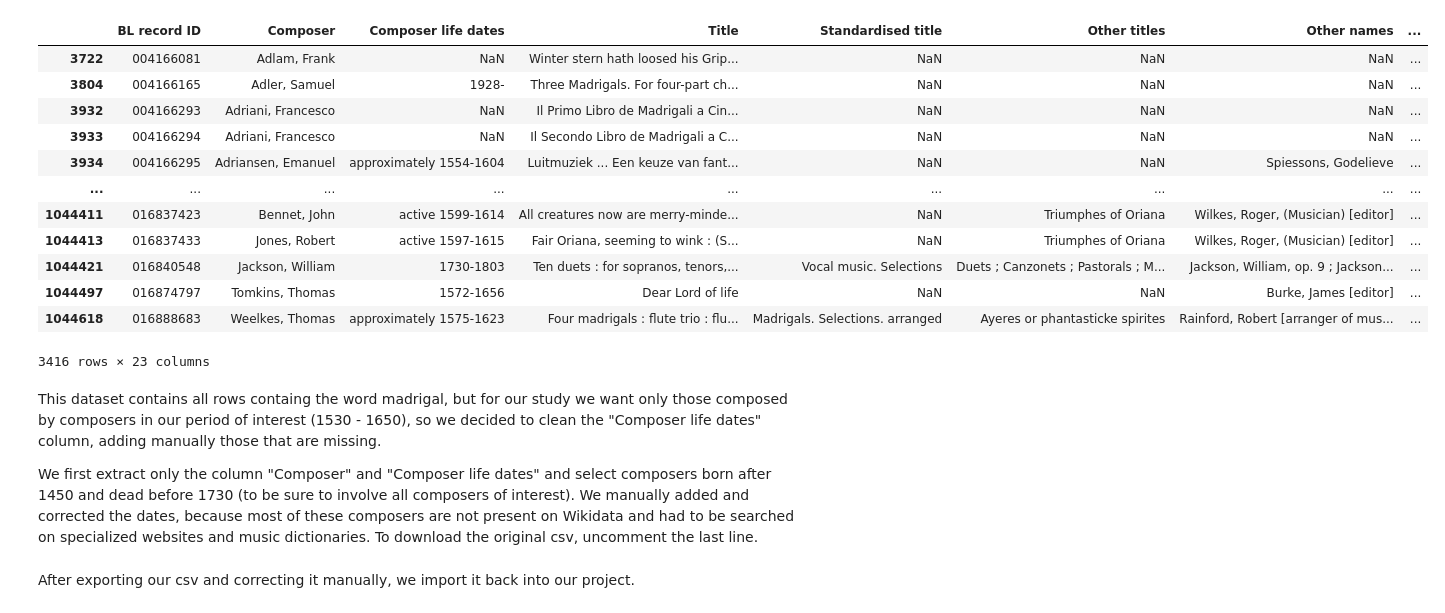
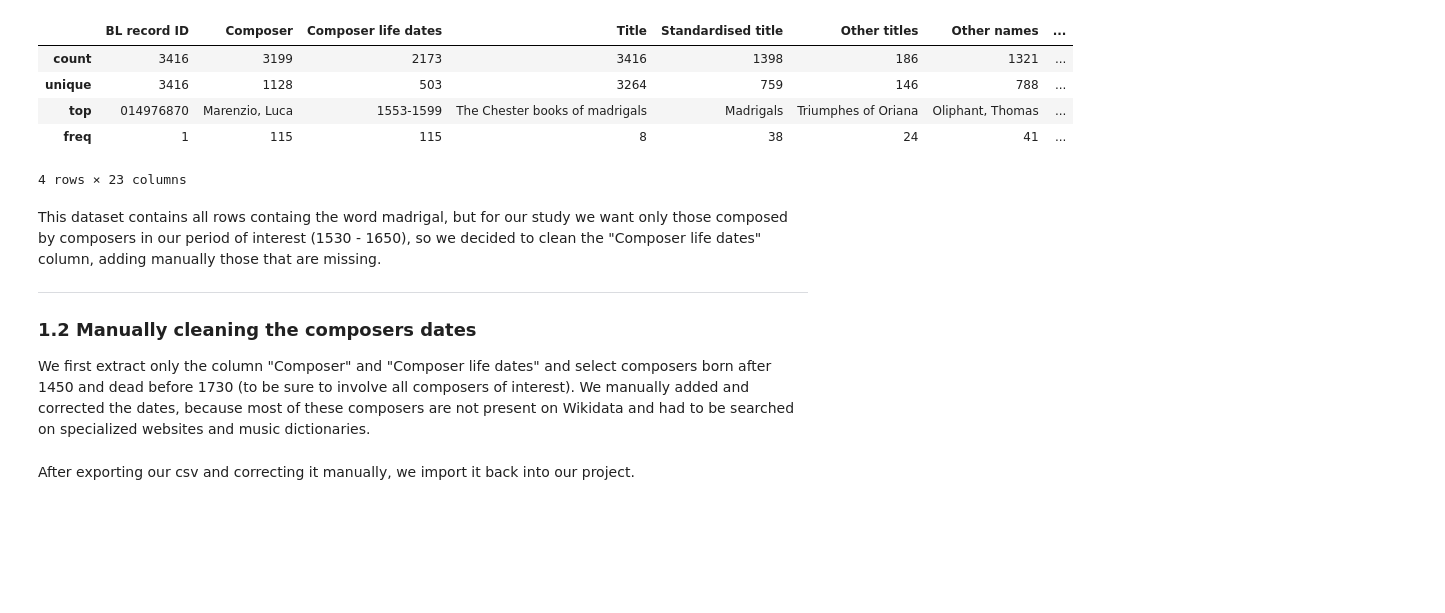
Before and after one commit to Madrigalis/Madrigalis.github.io, a Jupyter notebook: Madrigals.ipynb, the cells around one changed output. Cells and saved outputs as stored; diff of their text form; code cells hidden in the pictures; blank space fills up the shorter version.

```diff
--- a/Madrigals.ipynb
+++ b/Madrigals.ipynb
@@ -28,28 +31,24 @@ We then create a Dataframe about madrigals, extracting only rows where the relev
 # %%
 #insert here the link to the British Library data dump, after dowloading it.
 df = pd.read_csv("C:/Users/const/Downloads/MusicResearcherFormat_201505_csv/detailedrecords.csv",dtype=str)
+#selecting only rows containing the word "madrigal"
 df_madri = df.loc[df["Subject/genre terms"].str.contains('madrigal', case=False, na=False) | df["Title"].str.contains('madrigal', case=False, na=False) | df["Other titles"].str.contains('madrigal', case=False, na=False) | df["Notes"].str.contains('madrigal', case=False, na=False)]
-df_madri
+df_madri.describe()
 # %% [output]
 |  | BL record ID | Composer | Composer life dates | Title | Standardised title | Other titles | Other names | ... |
-| 3722 | 004166081 | Adlam, Frank | NaN | Winter stern hath loosed his Grip... | NaN | NaN | NaN | ... |
-| 3804 | 004166165 | Adler, Samuel | 1928- | Three Madrigals. For four-part ch... | NaN | NaN | NaN | ... |
-| 3932 | 004166293 | Adriani, Francesco | NaN | Il Primo Libro de Madrigali a Cin... | NaN | NaN | NaN | ... |
-| 3933 | 004166294 | Adriani, Francesco | NaN | Il Secondo Libro de Madrigali a C... | NaN | NaN | NaN | ... |
-| 3934 | 004166295 | Adriansen, Emanuel | approximately 1554-1604 | Luitmuziek ... Een keuze van fant... | NaN | NaN | Spiessons, Godelieve | ... |
-| ... | ... | ... | ... | ... | ... | ... | ... | ... |
-| 1044411 | 016837423 | Bennet, John | active 1599-1614 | All creatures now are merry-minde... | NaN | Triumphes of Oriana | Wilkes, Roger, (Musician) [editor] | ... |
-| 1044413 | 016837433 | Jones, Robert | active 1597-1615 | Fair Oriana, seeming to wink : (S... | NaN | Triumphes of Oriana | Wilkes, Roger, (Musician) [editor] | ... |
-| 1044421 | 016840548 | Jackson, William | 1730-1803 | Ten duets : for sopranos, tenors,... | Vocal music. Selections | Duets ; Canzonets ; Pastorals ; M... | Jackson, William, op. 9 ; Jackson... | ... |
-| 1044497 | 016874797 | Tomkins, Thomas | 1572-1656 | Dear Lord of life | NaN | NaN | Burke, James [editor] | ... |
-| 1044618 | 016888683 | Weelkes, Thomas | approximately 1575-1623 | Four madrigals : flute trio : flu... | Madrigals. Selections. arranged | Ayeres or phantasticke spirites | Rainford, Robert [arranger of mus... | ... |
+| count | 3416 | 3199 | 2173 | 3416 | 1398 | 186 | 1321 | ... |
+| unique | 3416 | 1128 | 503 | 3264 | 759 | 146 | 788 | ... |
+| top | 014976870 | Marenzio, Luca | 1553-1599 | The Chester books of madrigals | Madrigals | Triumphes of Oriana | Oliphant, Thomas | ... |
+| freq | 1 | 115 | 115 | 8 | 38 | 24 | 41 | ... |
-3416 rows × 23 columns
+4 rows × 23 columns
 # %% [markdown]
 This dataset contains all rows containg the word madrigal, but for our study we want only those composed by composers in our period of interest (1530 - 1650), so we decided to clean the "Composer life dates" column, adding manually those that are missing.
+<hr>
+
+### 1.2 Manually cleaning the composers dates
 
 We first extract only the column "Composer" and "Composer life dates" and select composers born after 1450 and dead before 1730 (to be sure to involve all composers of interest).
 We manually added and corrected the dates, because most of these composers are not present on Wikidata and had to be searched on specialized websites and music dictionaries.
-To download the original csv, uncomment the last line.
 # %%
 composers_to_search=df_madri[["Composer", "Composer life dates"]]
 composers_to_search =composers_to_search.sort_values(["Composer"]).drop_duplicates()
```
Also changed, not shown: parts of 49 cells of this notebook.
